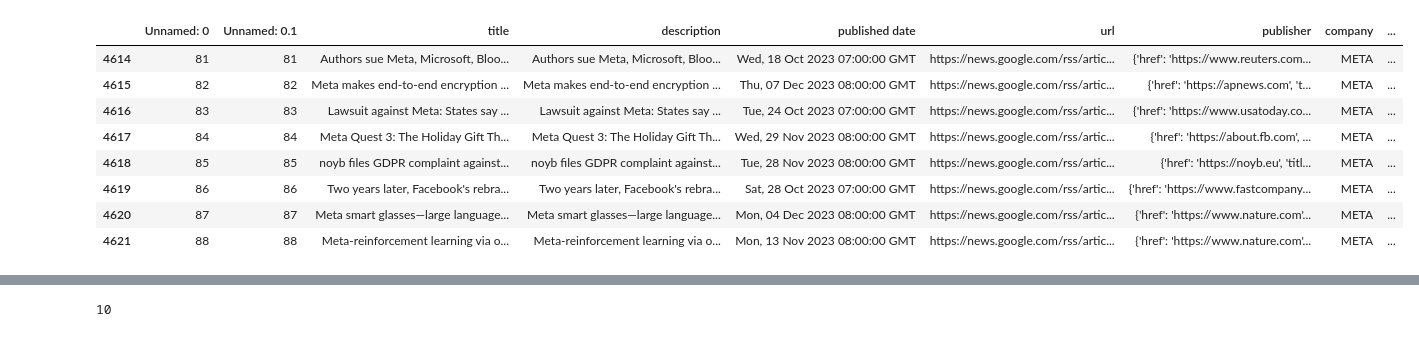
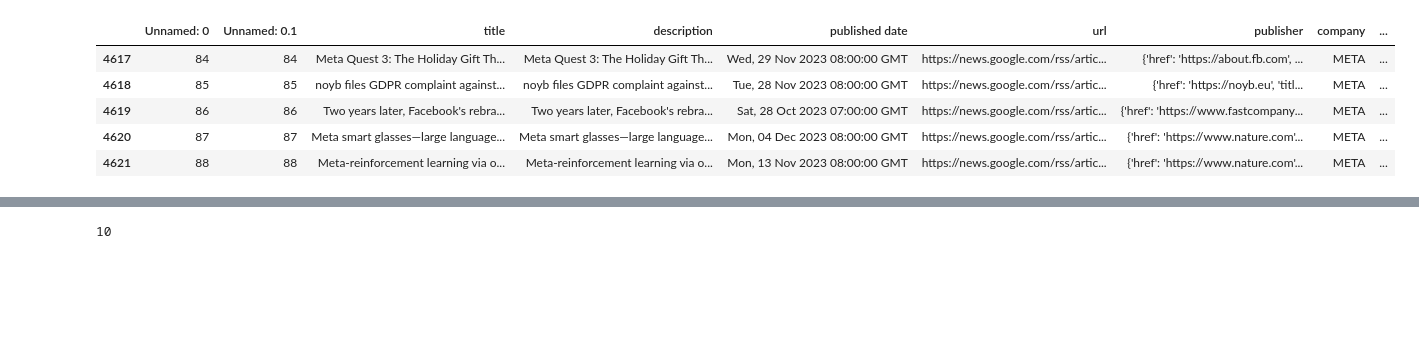
Before and after one commit to jtchan17/Sentiment-Analyzer-of-Stock-Prices, a Jupyter notebook: SentimentAnalyzer.ipynb, the cells around one changed output, grey strips where cells are left out. Saved outputs shown, nothing was run; the diff lists cells and outputs as text; code cells hidden in the pictures; blank space fills up the shorter version.

```diff
--- a/SentimentAnalyzer.ipynb
+++ b/SentimentAnalyzer.ipynb
@@ -51,6 +53,6 @@ files = [
             'Financial News/2022_Financial_News.csv',
             'Financial News/2023_Financial_News.csv',
         ]
-df = pd.concat(
+df_fn = pd.concat(
         map(pd.read_csv, files), ignore_index=True)
-df.to_csv('Financial_News.csv', index=False)
+df_fn.to_csv('Financial_News.csv', index=False)
@@ -90,10 +106,7 @@ df.head(8)
 # %%
-df.tail(8)
+df_fn.tail(5)
 # %% [output]
 |  | Unnamed: 0 | Unnamed: 0.1 | title | description | published date | url | publisher | company | ... |
-| 4614 | 81 | 81 | Authors sue Meta, Microsoft, Bloo... | Authors sue Meta, Microsoft, Bloo... | Wed, 18 Oct 2023 07:00:00 GMT | https://news.google.com/rss/artic... | {'href': 'https://www.reuters.com... | META | ... |
-| 4615 | 82 | 82 | Meta makes end-to-end encryption ... | Meta makes end-to-end encryption ... | Thu, 07 Dec 2023 08:00:00 GMT | https://news.google.com/rss/artic... | {'href': 'https://apnews.com', 't... | META | ... |
-| 4616 | 83 | 83 | Lawsuit against Meta: States say ... | Lawsuit against Meta: States say ... | Tue, 24 Oct 2023 07:00:00 GMT | https://news.google.com/rss/artic... | {'href': 'https://www.usatoday.co... | META | ... |
 | 4617 | 84 | 84 | Meta Quest 3: The Holiday Gift Th... | Meta Quest 3: The Holiday Gift Th... | Wed, 29 Nov 2023 08:00:00 GMT | https://news.google.com/rss/artic... | {'href': 'https://about.fb.com', ... | META | ... |
 | 4618 | 85 | 85 | noyb files GDPR complaint against... | noyb files GDPR complaint against... | Tue, 28 Nov 2023 08:00:00 GMT | https://news.google.com/rss/artic... | {'href': 'https://noyb.eu', 'titl... | META | ... |
 | 4619 | 86 | 86 | Two years later, Facebook's rebra... | Two years later, Facebook's rebra... | Sat, 28 Oct 2023 07:00:00 GMT | https://news.google.com/rss/artic... | {'href': 'https://www.fastcompany... | META | ... |
```
Also changed, not shown: parts of 36 cells of this notebook, 6 other files.
